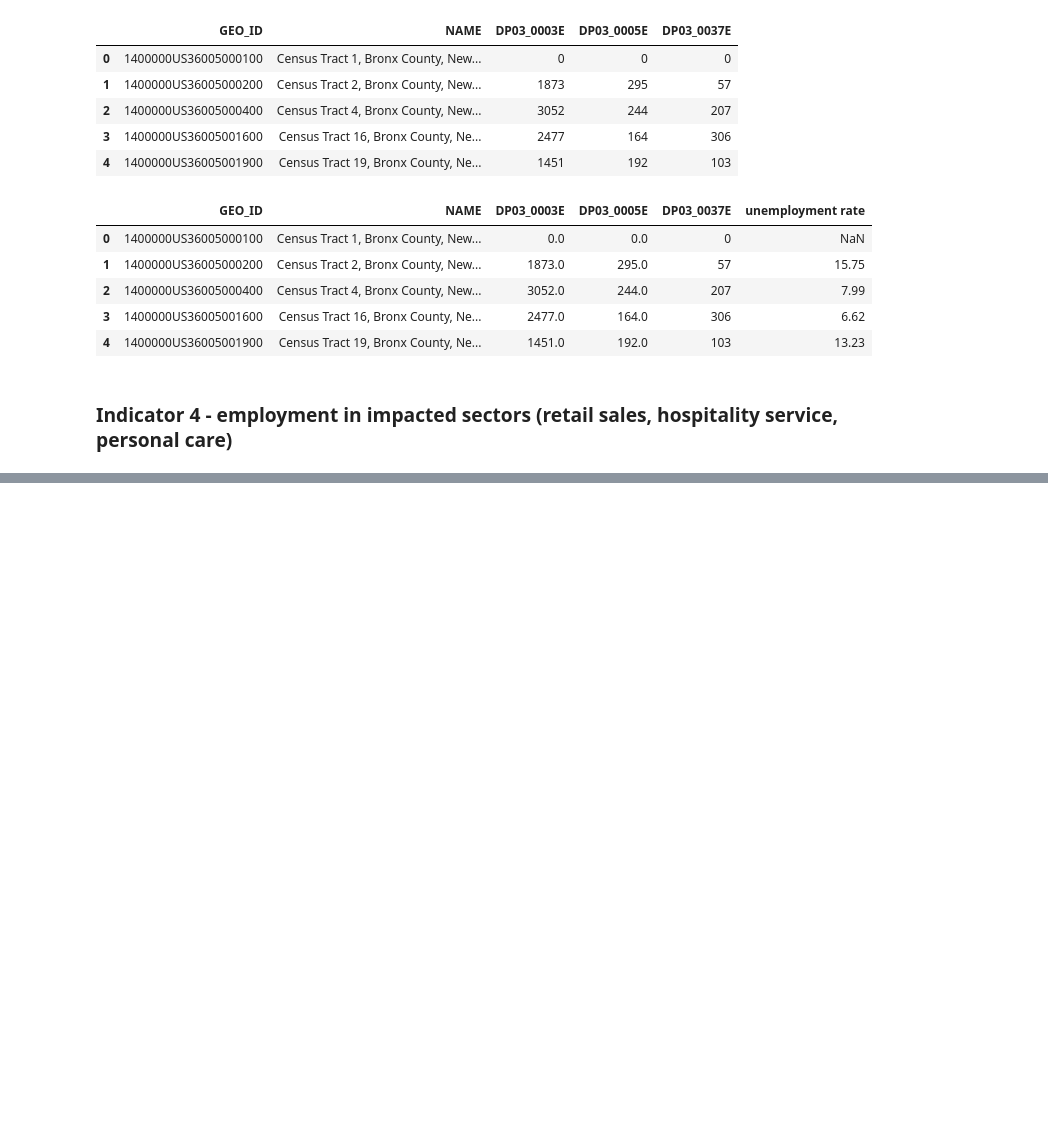
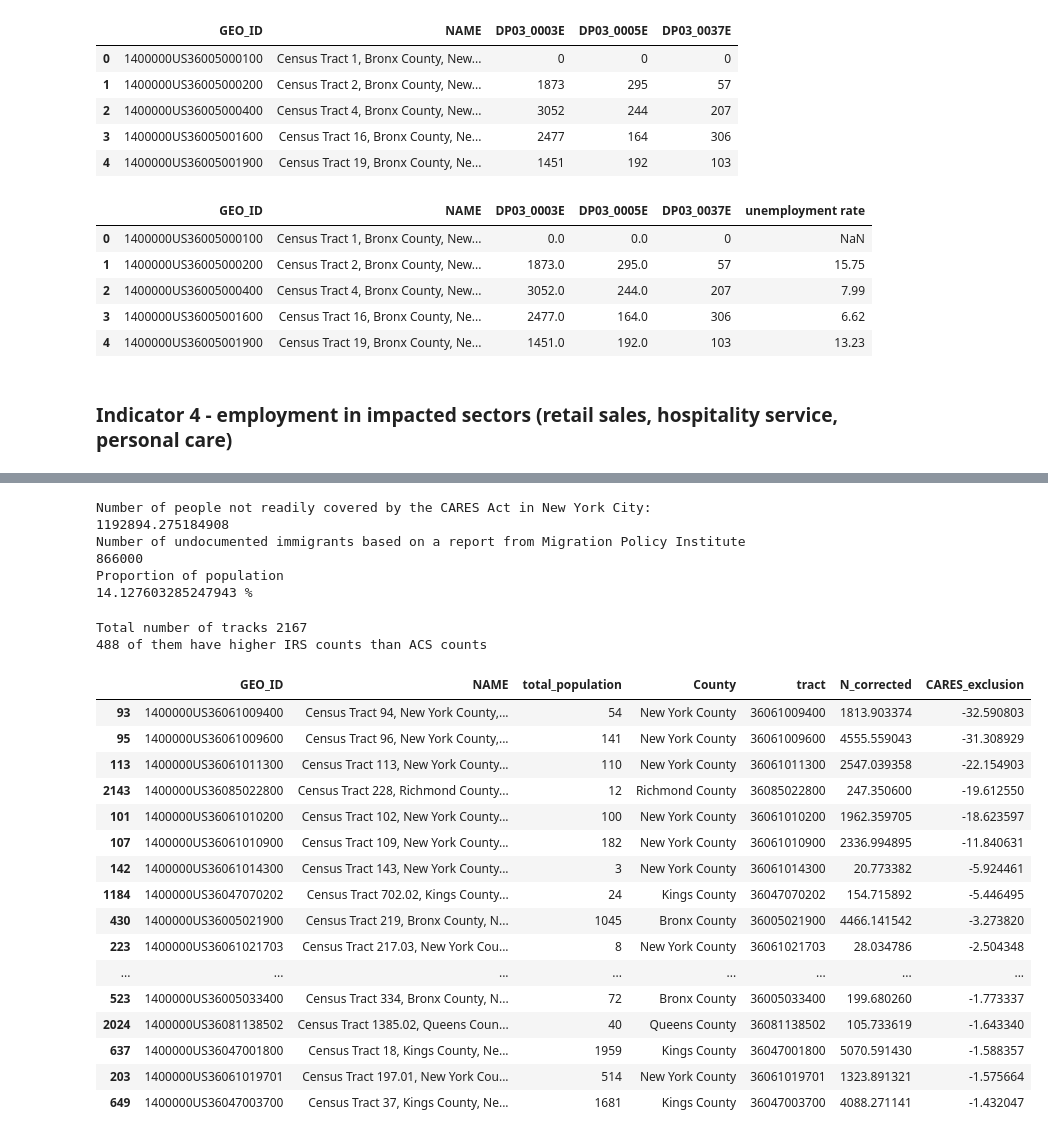
Before and after one commit to community-insight-impact/cvi_ucla_partnership, a Jupyter notebook: notebooks/merge_data_rent.ipynb, the cells around one changed output, grey strips where cells are left out. Cells and saved outputs as stored; diff of their text form; code cells hidden in the pictures; blank space fills up the shorter version.

Commit message:
Added CARES ACT exclusion metric
Added data in to the cares-exclusion folder and extended the notebook

```diff
--- a/notebooks/merge_data_rent.ipynb
+++ b/notebooks/merge_data_rent.ipynb
@@ -244,0 +325,4 @@ employment.head()
+# %%
+# Import the crosstalk file linking zip code to census track
+zip_to_track = pd.read_csv("../data/cares-exclusion/ZIP_TRACT_122018.csv", dtype = {"zip":str, "tract":str})
+zip_to_track.head()
@@ -244,0 +336,5 @@ employment.head()
+# %%
+# Join the irs data with zip to track data
+irs_zt = zip_to_track.join(irs_zip[["ZIP", "Number of individuals"]].set_index("ZIP"), on = "zip", how = "left")
+irs_zt = irs_zt[irs_zt["Number of individuals"].notna()]
+irs_zt.head()
@@ -244,0 +348,5 @@ employment.head()
+# %%
+# Summarize the irs data weighted by ratio of zip codes in each census track
+irs_zt["N_corrected"] = irs_zt["tot_ratio"] * irs_zt["Number of individuals"]
+irs_by_tract = irs_zt[["tract", "N_corrected"]].groupby("tract").sum()
+irs_by_tract.head()
@@ -244,0 +361,7 @@ employment.head()
+# %%
+# Join the irs data with the ACS data
+dp05["tract"] = [i[9:] for i in dp05["GEO_ID"]]
+dp05_irs = dp05.join(irs_by_tract, on = "tract")
+dp05_irs["CARES_exclusion"] = 1 - dp05_irs["N_corrected"] / dp05_irs["total_population"]
+dp05_irs.head()
+# ? What do we want to do about the tracts where the total_population is zero or there is no data from the irs?
@@ -244,0 +375,44 @@ employment.head()
+# %%
+# Check if the estimates make sense
+# the proportion of population not covered readily by the CARES Act in New York City
+print("Number of people not readily covered by the CARES Act in New York City:")
+print(dp05_irs.sum()["total_population"] - dp05_irs.sum()["N_corrected"])
+print("Number of undocumented immigrants based on a report from Migration Policy Institute")
+# https://www.migrationpolicy.org/data/unauthorized-immigrant-population/state/NY
+print(866000)
+# These are on the same magnitude
+print("Proportion of population")
+print(100 - 100* dp05_irs.sum()["N_corrected"] / dp05_irs.sum()["total_population"], "%")
+# Similar to results from the LA data
+# %% [output]
+Number of people not readily covered by the CARES Act in New York City:
+1192894.275184908
+Number of undocumented immigrants based on a report from Migration Policy Institute
+866000
+Proportion of population
+14.127603285247943 %
+# %%
+print("Total number of tracks", dp05_irs.shape[0])
+print(dp05_irs[dp05_irs["CARES_exclusion"] < 0].shape[0], "of them have higher IRS counts than ACS counts")
+dp05_irs[(-10000 < dp05_irs["CARES_exclusion"]) & (dp05_irs["CARES_exclusion"] < 0)].sort_values("CARES_exclusion").head(20)
+# Notice most of these census tracks don't have a lot of residents
+# %% [output]
+Total number of tracks 2167
+488 of them have higher IRS counts than ACS counts
+|  | GEO_ID | NAME | total_population | County | tract | N_corrected | CARES_exclusion |
+| 93 | 1400000US36061009400 | Census Tract 94, New York County,... | 54 | New York County | 36061009400 | 1813.903374 | -32.590803 |
+| 95 | 1400000US36061009600 | Census Tract 96, New York County,... | 141 | New York County | 36061009600 | 4555.559043 | -31.308929 |
+| 113 | 1400000US36061011300 | Census Tract 113, New York County... | 110 | New York County | 36061011300 | 2547.039358 | -22.154903 |
+| 2143 | 1400000US36085022800 | Census Tract 228, Richmond County... | 12 | Richmond County | 36085022800 | 247.350600 | -19.612550 |
+| 101 | 1400000US36061010200 | Census Tract 102, New York County... | 100 | New York County | 36061010200 | 1962.359705 | -18.623597 |
+| 107 | 1400000US36061010900 | Census Tract 109, New York County... | 182 | New York County | 36061010900 | 2336.994895 | -11.840631 |
+| 142 | 1400000US36061014300 | Census Tract 143, New York County... | 3 | New York County | 36061014300 | 20.773382 | -5.924461 |
+| 1184 | 1400000US36047070202 | Census Tract 702.02, Kings County... | 24 | Kings County | 36047070202 | 154.715892 | -5.446495 |
+| 430 | 1400000US36005021900 | Census Tract 219, Bronx County, N... | 1045 | Bronx County | 36005021900 | 4466.141542 | -3.273820 |
+| 223 | 1400000US36061021703 | Census Tract 217.03, New York Cou... | 8 | New York County | 36061021703 | 28.034786 | -2.504348 |
+| ... | ... | ... | ... | ... | ... | ... | ... |
+| 523 | 1400000US36005033400 | Census Tract 334, Bronx County, N... | 72 | Bronx County | 36005033400 | 199.680260 | -1.773337 |
+| 2024 | 1400000US36081138502 | Census Tract 1385.02, Queens Coun... | 40 | Queens County | 36081138502 | 105.733619 | -1.643340 |
+| 637 | 1400000US36047001800 | Census Tract 18, Kings County, Ne... | 1959 | Kings County | 36047001800 | 5070.591430 | -1.588357 |
+| 203 | 1400000US36061019701 | Census Tract 197.01, New York Cou... | 514 | New York County | 36061019701 | 1323.891321 | -1.575664 |
+| 649 | 1400000US36047003700 | Census Tract 37, Kings County, Ne... | 1681 | Kings County | 36047003700 | 4088.271141 | -1.432047 |
```
Also changed, not shown: parts of 12 cells of this notebook, 3 other files.
